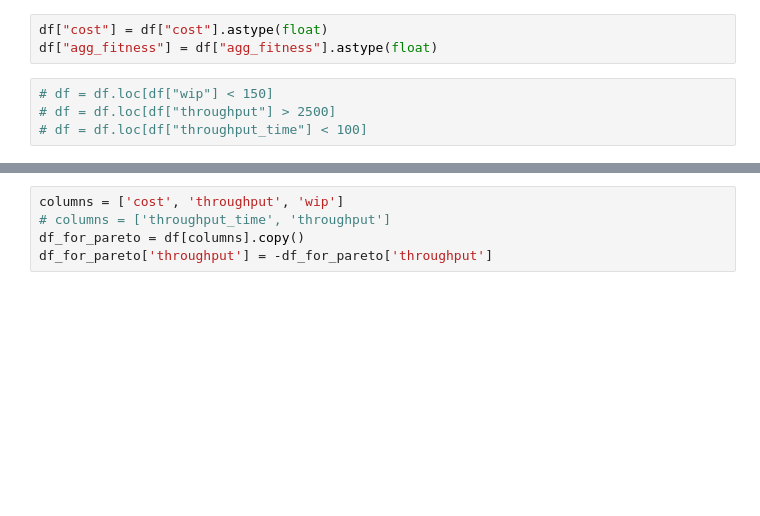
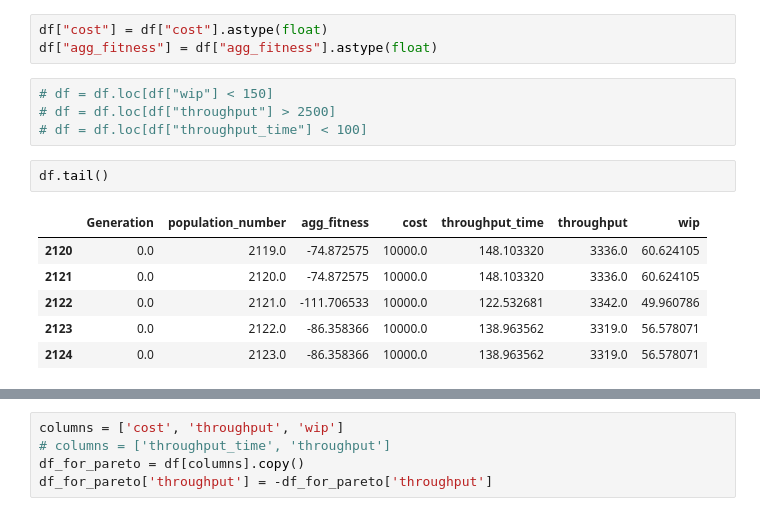
Before and after one commit to sdm4fzi/prodsys, a Jupyter notebook: data/ea_analysis.ipynb, the cells around one changed output, grey strips where cells are left out. Cells and saved outputs as stored; diff of their text form; blank space fills up the shorter version.

```diff
--- a/data/ea_analysis.ipynb
+++ b/data/ea_analysis.ipynb
@@ -89,6 +89,15 @@ df["agg_fitness"] = df["agg_fitness"].astype(float)
 # df = df.loc[df["wip"] < 150]
 # df = df.loc[df["throughput"] > 2500]
 # df = df.loc[df["throughput_time"] < 100]
+# %%
+df.tail()
+# %% [output]
+|  | Generation | population_number | agg_fitness | cost | throughput_time | throughput | wip |
+| 2120 | 0.0 | 2119.0 | -74.872575 | 10000.0 | 148.103320 | 3336.0 | 60.624105 |
+| 2121 | 0.0 | 2120.0 | -74.872575 | 10000.0 | 148.103320 | 3336.0 | 60.624105 |
+| 2122 | 0.0 | 2121.0 | -111.706533 | 10000.0 | 122.532681 | 3342.0 | 49.960786 |
+| 2123 | 0.0 | 2122.0 | -86.358366 | 10000.0 | 138.963562 | 3319.0 | 56.578071 |
+| 2124 | 0.0 | 2123.0 | -86.358366 | 10000.0 | 138.963562 | 3319.0 | 56.578071 |
 # %%
 print(len(df))
 # %% [output]
```
Also changed, not shown: parts of 9 cells of this notebook, 6 other files.
